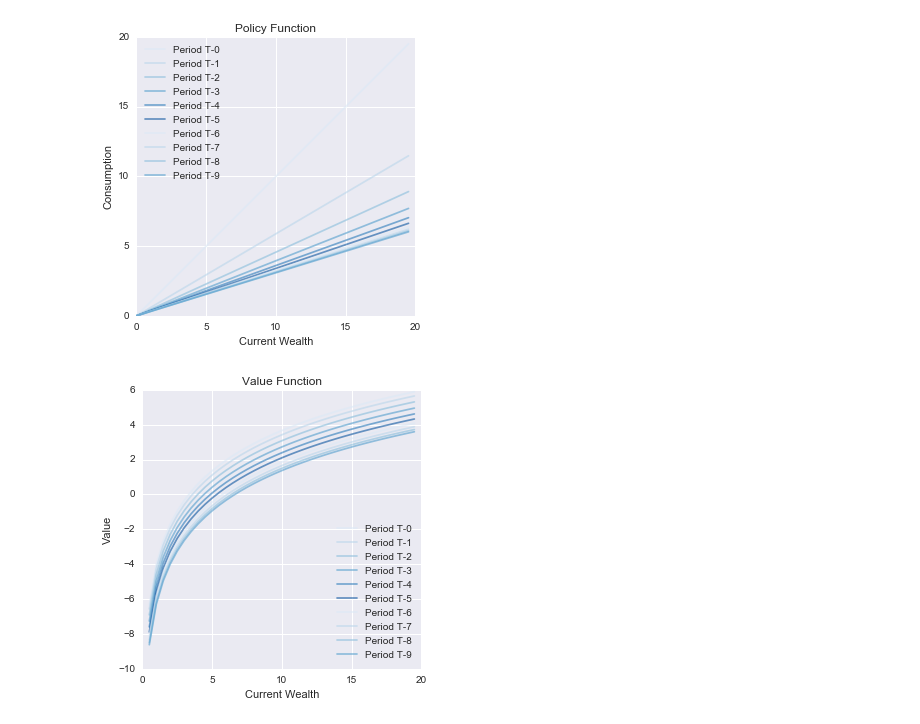
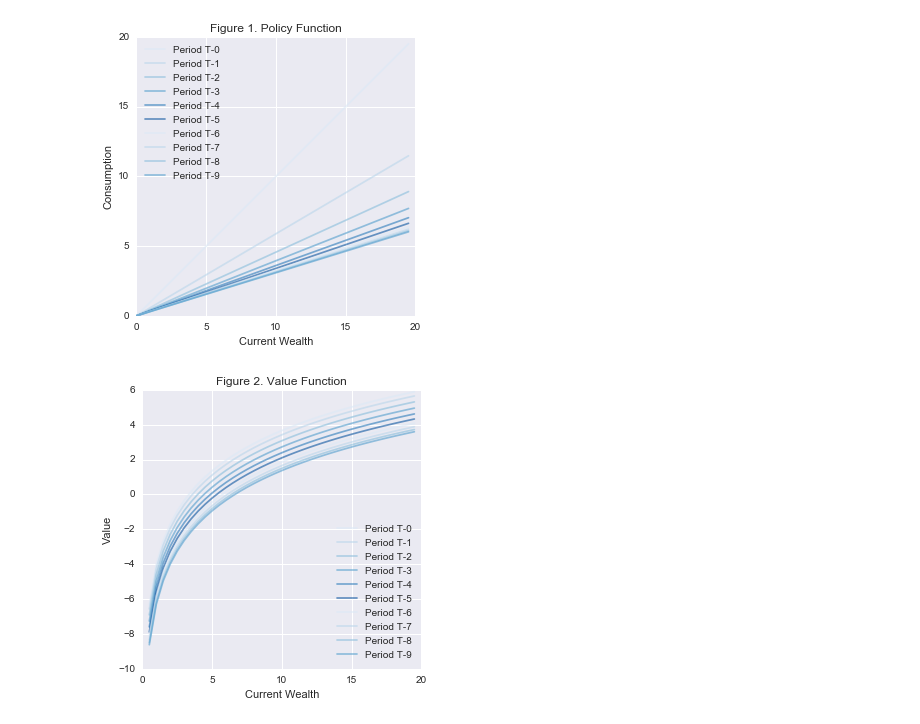
Before and after one commit to rnyang/ec2010c_code, a Jupyter notebook: src/PS3/Value and Policy Function Plotting.ipynb, the cells around one changed output. Drawn from its saved outputs; the diff is of its cells as text; code cells hidden in the pictures.

Commit message:
chart edits

```diff
--- a/src/PS3/Value and Policy Function Plotting.ipynb
+++ b/src/PS3/Value and Policy Function Plotting.ipynb
@@ -38,22 +38,22 @@ for n in range(fgrid.shape[0]):
 # %%
 ## Plotting
 
 fig,ax=plt.subplots(figsize=(5,5))
 
 sns.set_palette("Blues")
 
 for n in range(fgrid.shape[0]):
     ax.plot(grid, fgrid[n,:], label='Period T-' + str(n), alpha=.6)
 
 ax.set_xlabel('Current Wealth')
 ax.set_ylabel('Consumption')
 
-ax.set_title('Policy Function')
+ax.set_title('Figure 1. Policy Function')
 ax.legend(loc='best')
 
 fig.savefig('PolicyFunctionIteration.png', dpi=100)
 # %% [output]
-[figure, old version]
+[figure, new version]
 # %%
 ### Value Function Iteration
 
@@ -94,9 +94,9 @@ for n in range(fgrid.shape[0]):
 ax.set_xlabel('Current Wealth')
 ax.set_ylabel('Value')
 
-ax.set_title('Value Function')
+ax.set_title('Figure 2. Value Function')
 ax.legend(loc='best')
 
 fig.savefig('ValueFunctionIteration.png', dpi=100)
 # %% [output]
-[figure, old version]
+[figure, new version]
```
